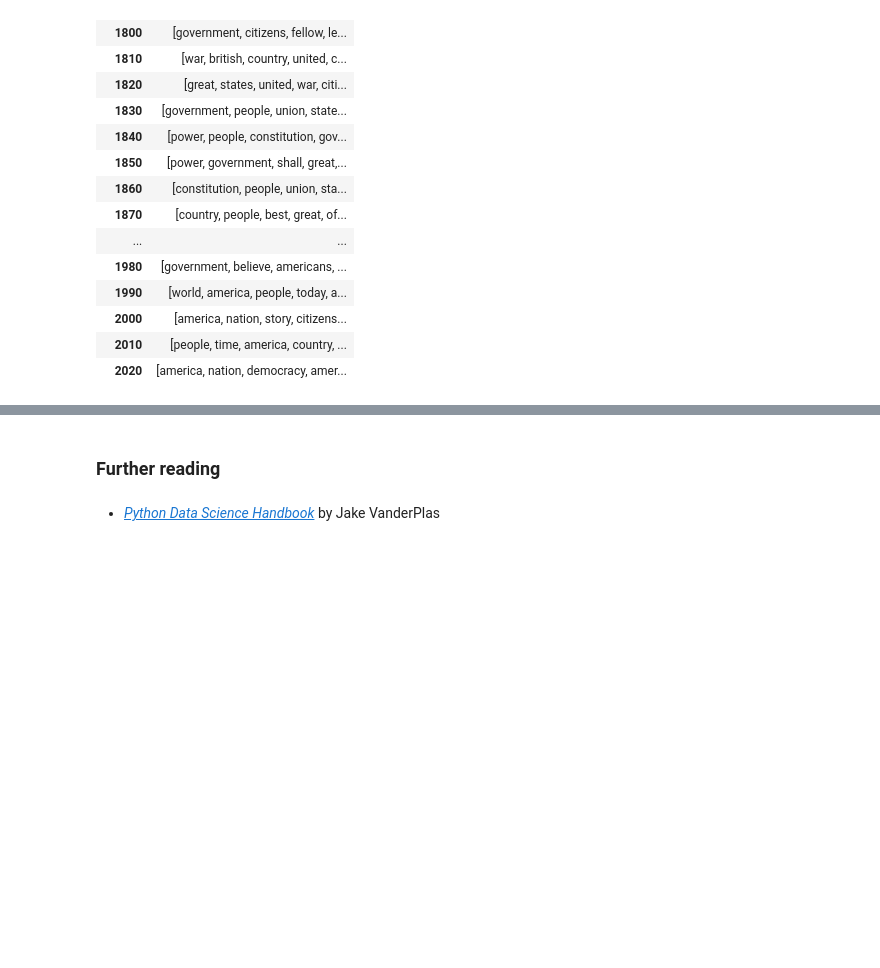
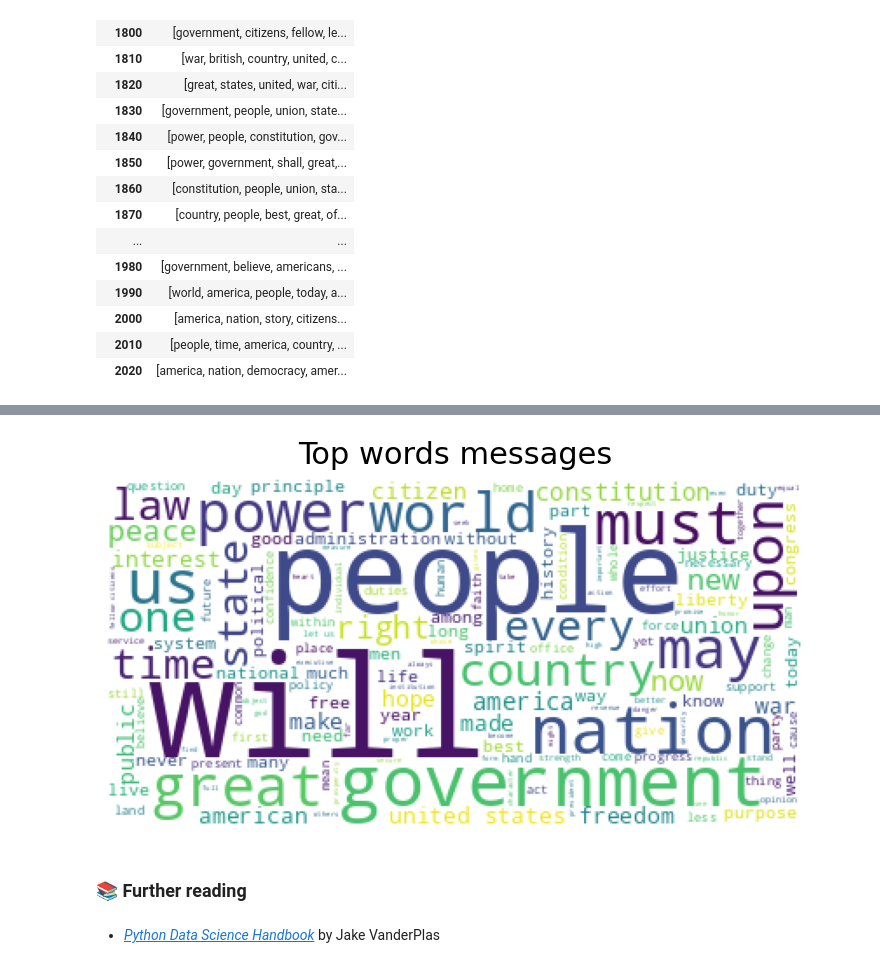
Before and after one commit to phonchi/ModularPython, a Jupyter notebook: NLP-pandas_basics.ipynb, the cells around one changed output, grey strips where cells are left out. Drawn from its saved outputs; the diff is of its cells as text; code cells hidden in the pictures; blank space fills up the shorter version.

```diff
--- a/NLP-pandas_basics.ipynb
+++ b/NLP-pandas_basics.ipynb
@@ -447,0 +450,9 @@ df.loc[:, "keywords":"decade"].groupby("decade").sum()
+# %%
+import string, re
+def clean_text(text):
+    text = str(text).lower()
+    text = re.sub('[%s]' % re.escape(string.punctuation), '', text)
+    text = re.sub('\n', '', text)
+    return text
+
+df['text'] = df['text'].apply(clean_text)
@@ -448,4 +480,21 @@ df.loc[:, "keywords":"decade"].groupby("decade").sum()
+# %%
+import matplotlib.pyplot as plt
+from wordcloud import WordCloud
+
+wc = WordCloud(
+    background_color='white',
+    max_words=200
+)
+wc.generate(' '.join(text for text in df['text']))
+plt.figure(figsize=(9,5))
+plt.title('Top words messages',
+          fontdict={'size': 22,  'verticalalignment': 'bottom'})
+plt.imshow(wc)
+plt.axis("off")
+plt.show()
+# %% [output]
+[figure, added]
 # %% [markdown]
-### Further reading
+### 📚 Further reading
 # %% [markdown]
 - [_Python Data Science Handbook_](https://jakevdp.github.io/PythonDataScienceHandbook/) by Jake VanderPlas
```
Also changed, not shown: parts of 4 cells of this notebook, 4 other files.
